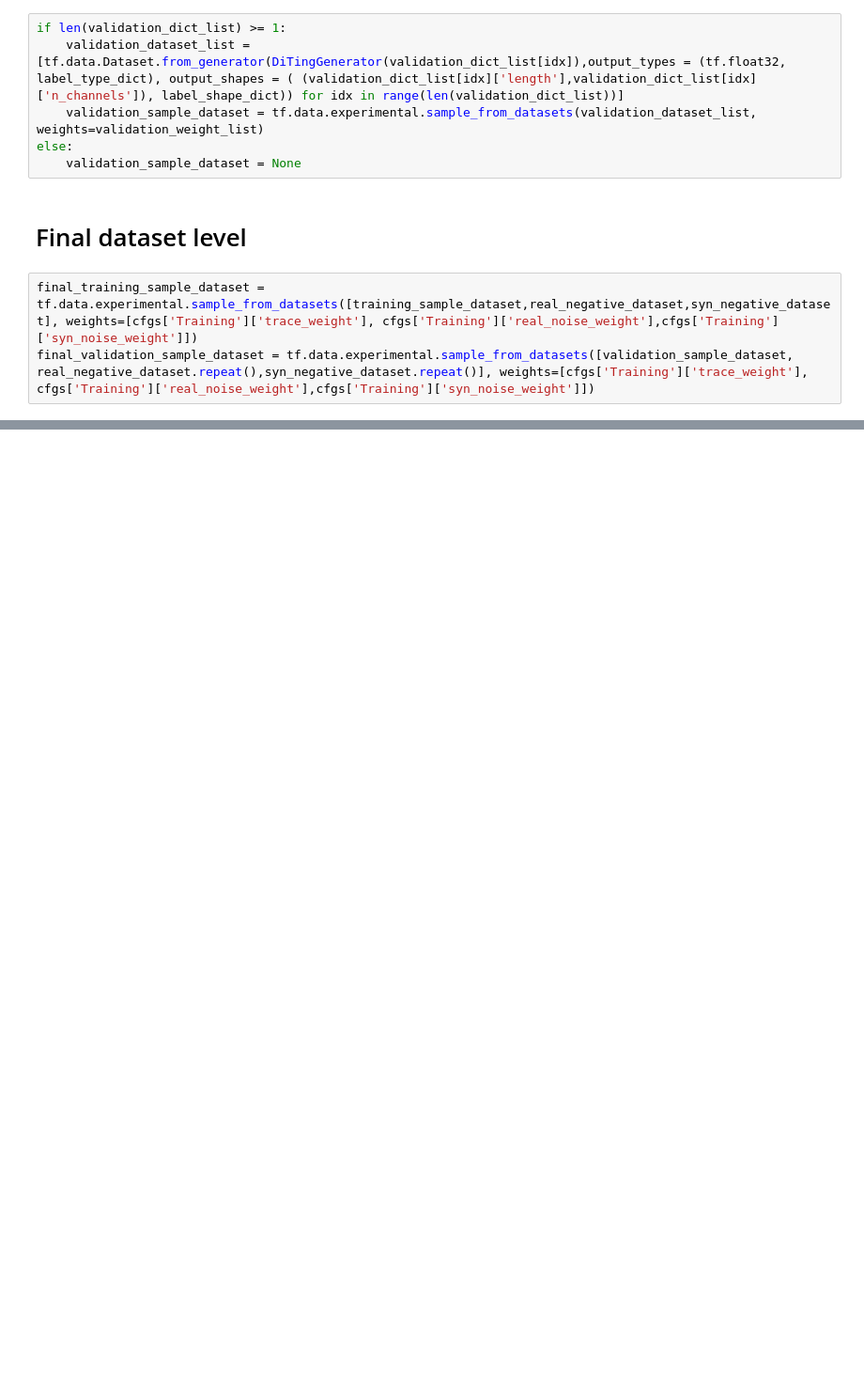
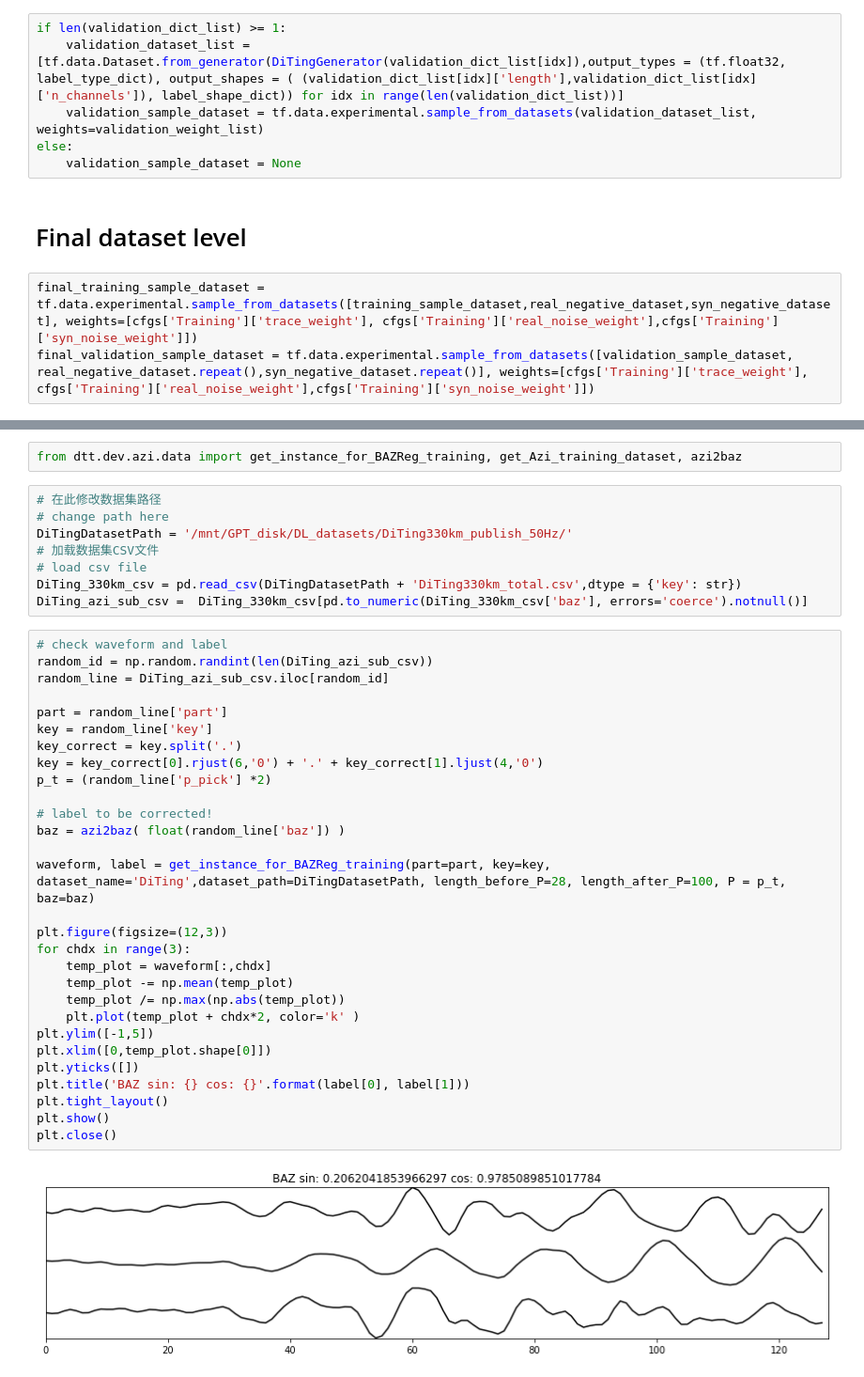
Before and after one commit to MrXiaoXiao/DiTingTools, a Jupyter notebook: examples/01_visualize_common_datasets/Inspect common datasets [浏览常用的数据集].ipynb, the cells around one changed output, grey strips where cells are left out. Shown at 94% size. Drawn from its saved outputs; the diff is of its cells as text; blank space fills up the shorter version.

```diff
--- a/examples/01_visualize_common_datasets/Inspect common datasets [浏览常用的数据集].ipynb
+++ b/examples/01_visualize_common_datasets/Inspect common datasets [浏览常用的数据集].ipynb
@@ -1158,0 +1191,41 @@ plt.close()
+# %%
+from dtt.dev.azi.data import get_instance_for_BAZReg_training, get_Azi_training_dataset, azi2baz
+# %%
+# 在此修改数据集路径
+# change path here
+DiTingDatasetPath = '/mnt/GPT_disk/DL_datasets/DiTing330km_publish_50Hz/'
+# 加载数据集CSV文件
+# load csv file
+DiTing_330km_csv = pd.read_csv(DiTingDatasetPath + 'DiTing330km_total.csv',dtype = {'key': str})
+DiTing_azi_sub_csv =  DiTing_330km_csv[pd.to_numeric(DiTing_330km_csv['baz'], errors='coerce').notnull()]
+# %%
+# check waveform and label
+random_id = np.random.randint(len(DiTing_azi_sub_csv))
+random_line = DiTing_azi_sub_csv.iloc[random_id]
+
+part = random_line['part']
+key = random_line['key']
+key_correct = key.split('.')
+key = key_correct[0].rjust(6,'0') + '.' + key_correct[1].ljust(4,'0')
+p_t = (random_line['p_pick'] *2)
+
+# label to be corrected!
+baz = azi2baz( float(random_line['baz']) )
+
+waveform, label = get_instance_for_BAZReg_training(part=part, key=key, dataset_name='DiTing',dataset_path=DiTingDatasetPath, length_before_P=28, length_after_P=100, P = p_t, baz=baz)
+
+plt.figure(figsize=(12,3))
+for chdx in range(3):
+    temp_plot = waveform[:,chdx]
+    temp_plot -= np.mean(temp_plot)
+    temp_plot /= np.max(np.abs(temp_plot))
+    plt.plot(temp_plot + chdx*2, color='k' )
+plt.ylim([-1,5])
+plt.xlim([0,temp_plot.shape[0]])
+plt.yticks([])
+plt.title('BAZ sin: {} cos: {}'.format(label[0], label[1]))
+plt.tight_layout()
+plt.show()
+plt.close()
+# %% [output]
+[figure, added]
```
Also changed, not shown: parts of 70 cells of this notebook, 14 other files.
